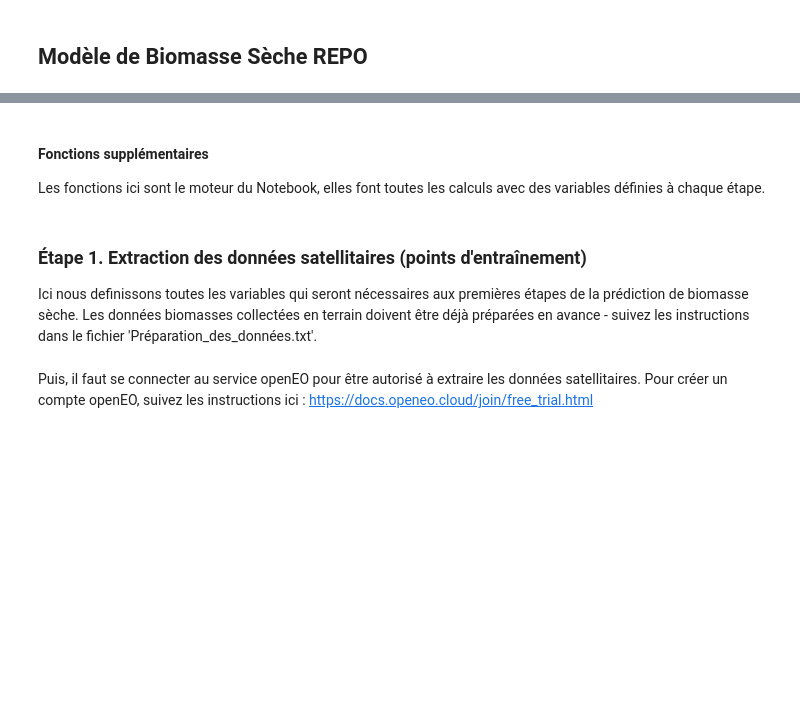
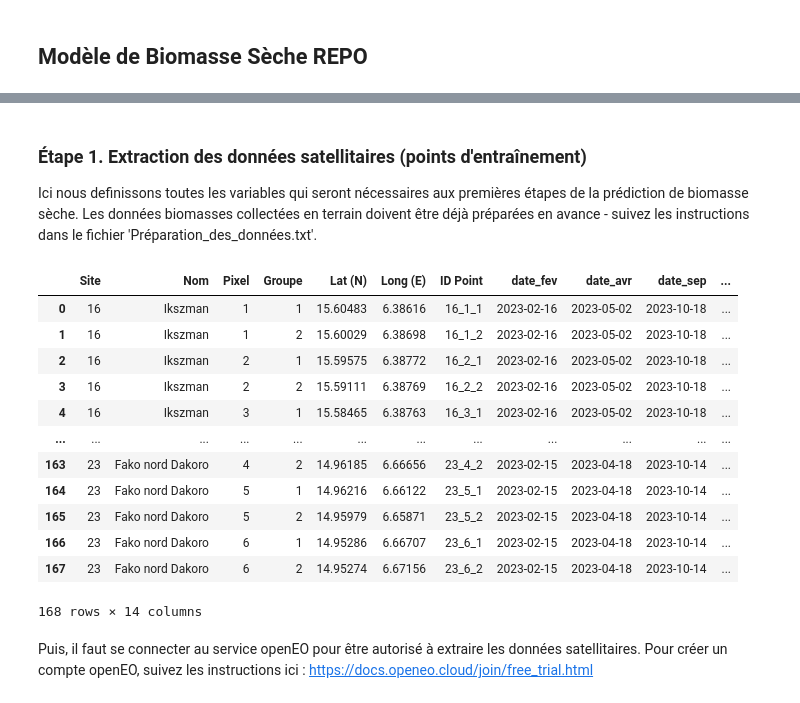
Before and after one commit to gutkinn/REPO-biomasse, a Jupyter notebook: Modele_biomasse_REPO.ipynb, the cells around one changed output, grey strips where cells are left out. Cells and saved outputs as stored; diff of their text form; code cells hidden in the pictures; blank space fills up the shorter version.

```diff
--- a/Modele_biomasse_REPO.ipynb
+++ b/Modele_biomasse_REPO.ipynb
@@ -36,5 +29 @@ from shapely import geometry, buffer
-# %% [markdown]
-#### Fonctions supplémentaires
-
-Les fonctions ici sont le moteur du Notebook, elles font toutes les calculs avec des variables définies à chaque étape.
 # %%
@@ -75,0 +36,18 @@ points_out = os.path.join('.','out_data',f'points_biomasse_tous.json')
+# %%
+in_csv = r'./in_data/donnees_sites_2023.csv'
+prodsites = create_gpkg(in_csv)
+prodsites
+# %% [output]
+|  | Site | Nom | Pixel | Groupe | Lat (N) | Long (E) | ID Point | date_fev | date_avr | date_sep | ... |
+| 0 | 16 | Ikszman | 1 | 1 | 15.60483 | 6.38616 | 16_1_1 | 2023-02-16 | 2023-05-02 | 2023-10-18 | ... |
+| 1 | 16 | Ikszman | 1 | 2 | 15.60029 | 6.38698 | 16_1_2 | 2023-02-16 | 2023-05-02 | 2023-10-18 | ... |
+| 2 | 16 | Ikszman | 2 | 1 | 15.59575 | 6.38772 | 16_2_1 | 2023-02-16 | 2023-05-02 | 2023-10-18 | ... |
+| 3 | 16 | Ikszman | 2 | 2 | 15.59111 | 6.38769 | 16_2_2 | 2023-02-16 | 2023-05-02 | 2023-10-18 | ... |
+| 4 | 16 | Ikszman | 3 | 1 | 15.58465 | 6.38763 | 16_3_1 | 2023-02-16 | 2023-05-02 | 2023-10-18 | ... |
+| ... | ... | ... | ... | ... | ... | ... | ... | ... | ... | ... | ... |
+| 163 | 23 | Fako nord Dakoro | 4 | 2 | 14.96185 | 6.66656 | 23_4_2 | 2023-02-15 | 2023-04-18 | 2023-10-14 | ... |
+| 164 | 23 | Fako nord Dakoro | 5 | 1 | 14.96216 | 6.66122 | 23_5_1 | 2023-02-15 | 2023-04-18 | 2023-10-14 | ... |
+| 165 | 23 | Fako nord Dakoro | 5 | 2 | 14.95979 | 6.65871 | 23_5_2 | 2023-02-15 | 2023-04-18 | 2023-10-14 | ... |
+| 166 | 23 | Fako nord Dakoro | 6 | 1 | 14.95286 | 6.66707 | 23_6_1 | 2023-02-15 | 2023-04-18 | 2023-10-14 | ... |
+| 167 | 23 | Fako nord Dakoro | 6 | 2 | 14.95274 | 6.67156 | 23_6_2 | 2023-02-15 | 2023-04-18 | 2023-10-14 | ... |
+168 rows × 14 columns
```
Also changed, not shown: parts of 18 cells of this notebook, 12 other files.
